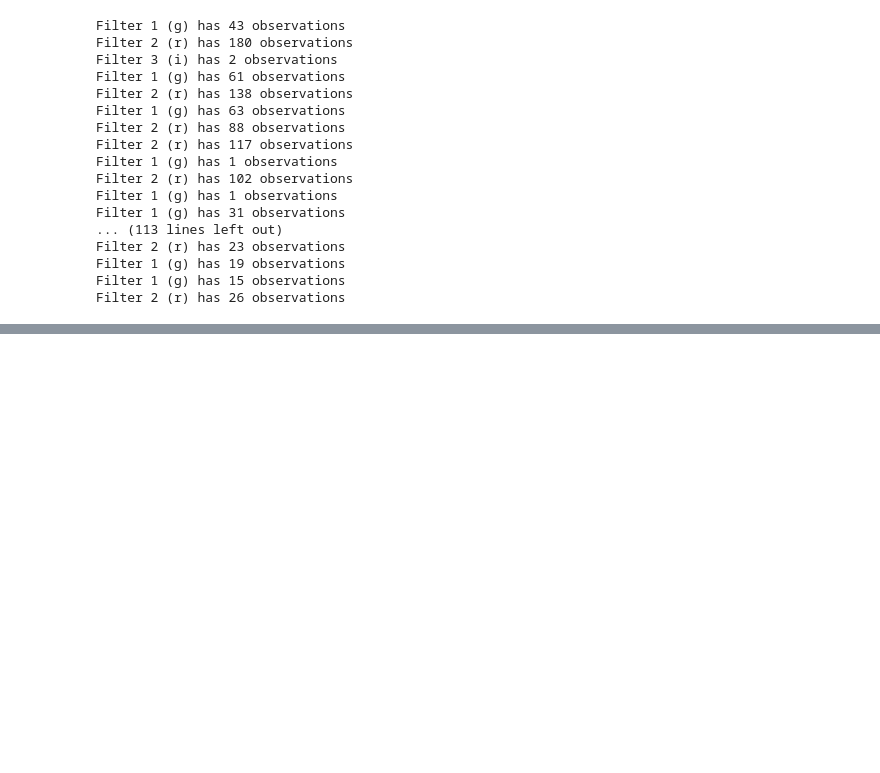
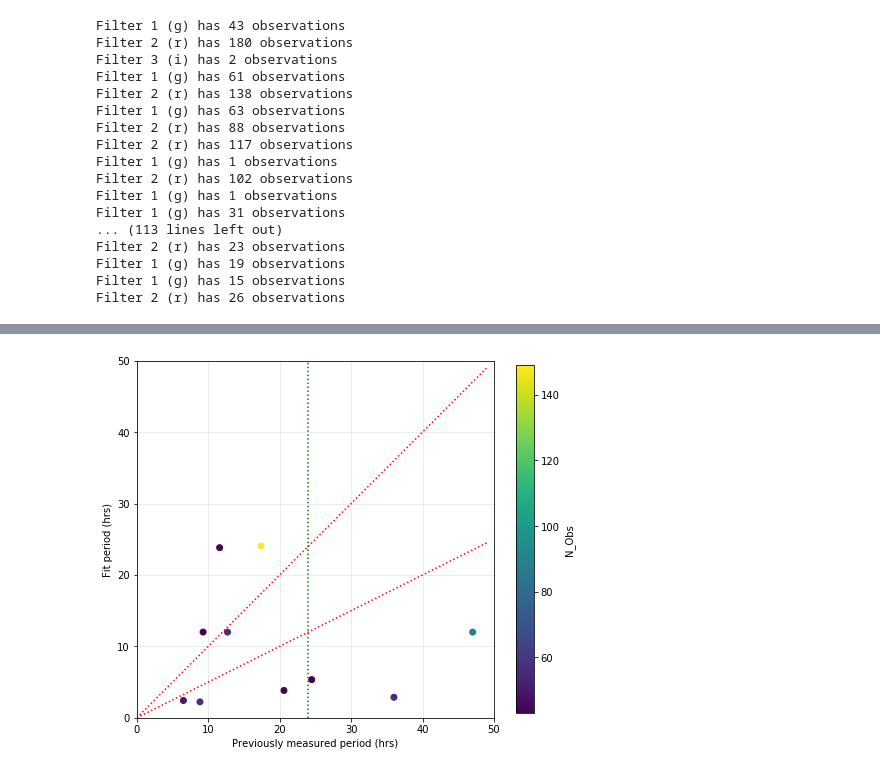
Before and after one commit to dirac-institute/CometGPs, a Jupyter notebook: data/paper_plots/ztf_lightcurves/Period_vs_Period.ipynb, the cells around one changed output, grey strips where cells are left out. Drawn from its saved outputs; the diff is of its cells as text; code cells hidden in the pictures; blank space fills up the shorter version.

```diff
--- a/data/paper_plots/ztf_lightcurves/Period_vs_Period.ipynb
+++ b/data/paper_plots/ztf_lightcurves/Period_vs_Period.ipynb
@@ -222,0 +223,3 @@ Filter 2 (r) has 26 observations
+# %%
+gp_periods = pd.read_csv("../../../../users/cwlind/CometGPs/notebooks/gp_periods", delimiter=',',
+                     header=0, names=['ztf','N_obs','gp_period'], index_col=0)
@@ -222,0 +242,6 @@ Filter 2 (r) has 26 observations
+# %%
+d1 = pd.DataFrame({'col1': [1, 2 , 4],  'col2': [3, 4 , 5]})
+
+d2 = pd.DataFrame({'col1': [1, 10], 'col3': [3, 4]})
+
+joined = gp_periods.set_index('ztf').join(obj_data_disagree.set_index('ztfname'))
@@ -222,0 +264,2 @@ Filter 2 (r) has 26 observations
+# %%
+obj_data_disagree.ztfname = pd.to_numeric(obj_data_disagree.ztfname)
@@ -222,0 +286,2 @@ Filter 2 (r) has 26 observations
+# %%
+joined=  pd.merge(gp_periods, obj_data_disagree, left_on='ztf', right_on='ztfname', how='left')
@@ -222,0 +304,18 @@ Filter 2 (r) has 26 observations
+# %%
+fig = plt.figure(figsize=(8,8))
+ax = plt.axes()
+ax.set_aspect('equal')
+plt.scatter(joined.rot, joined.gp_period, c=joined.Nobs)
+plt.colorbar(shrink=0.8, label='N_Obs')
+x = np.arange(0, 50)
+plt.plot(x, x, 'r:')
+plt.plot(x, x/2, 'r:')
+plt.axvline(24.0, color='g', linestyle=':')
+plt.ylim(0, 50)
+plt.xlim(0, 50)
+plt.grid(True, alpha=0.3)
+plt.ylabel('Fit period (hrs)')
+plt.xlabel('Previously measured period (hrs)')
+plt.show()
+# %% [output]
+[figure, added]
```
Also changed, not shown: parts of 6 cells of this notebook, 1 other file.
